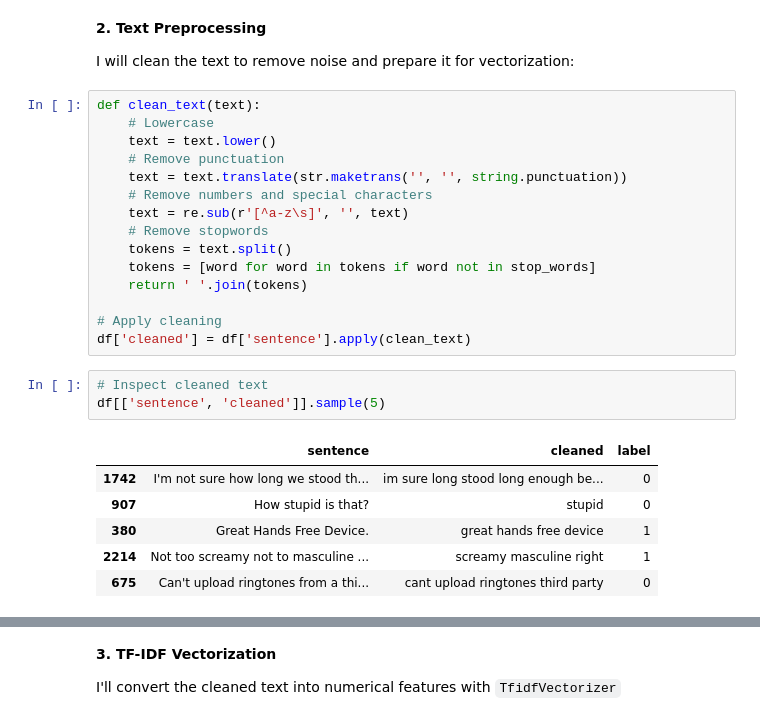
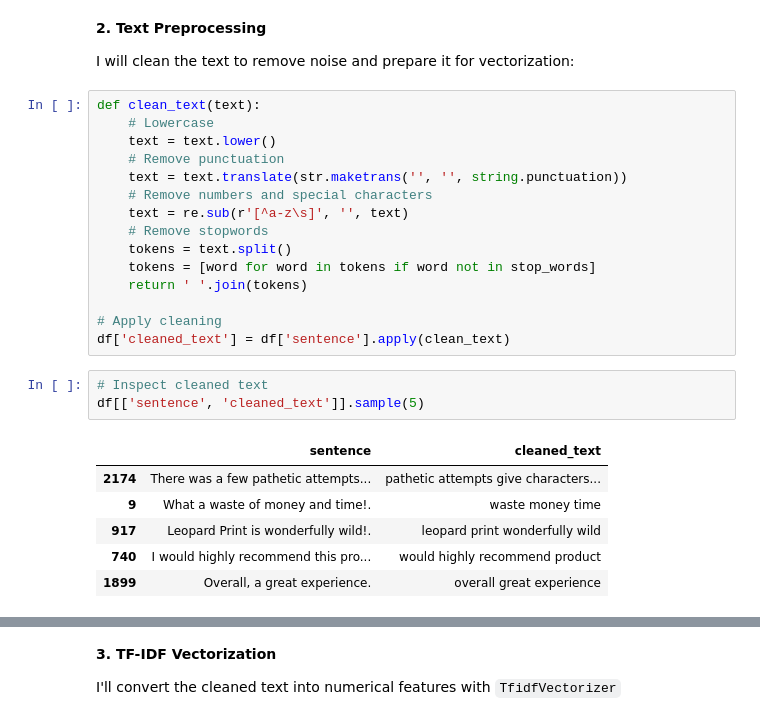
Before and after one commit to mandele1999/sentiment-classification, a Jupyter notebook: notebooks/01_eda_and_modeling.ipynb, the cells around one changed output, grey strips where cells are left out. Cells and saved outputs as stored; diff of their text form.

```diff
--- a/notebooks/01_eda_and_modeling.ipynb
+++ b/notebooks/01_eda_and_modeling.ipynb
@@ -104,17 +104,17 @@ def clean_text(text):
     return ' '.join(tokens)
 
 # Apply cleaning
-df['cleaned'] = df['sentence'].apply(clean_text)
+df['cleaned_text'] = df['sentence'].apply(clean_text)
 # %%
 # Inspect cleaned text
-df[['sentence', 'cleaned']].sample(5)
+df[['sentence', 'cleaned_text']].sample(5)
 # %% [output]
-|  | sentence | cleaned | label |
-| 1742 | I'm not sure how long we stood th... | im sure long stood long enough be... | 0 |
-| 907 | How stupid is that? | stupid | 0 |
-| 380 | Great Hands Free Device. | great hands free device | 1 |
-| 2214 | Not too screamy not to masculine ... | screamy masculine right | 1 |
-| 675 | Can't upload ringtones from a thi... | cant upload ringtones third party | 0 |
+|  | sentence | cleaned_text |
+| 2174 | There was a few pathetic attempts... | pathetic attempts give characters... |
+| 9 | What a waste of money and time!. | waste money time |
+| 917 | Leopard Print is wonderfully wild!. | leopard print wonderfully wild |
+| 740 | I would highly recommend this pro... | would highly recommend product |
+| 1899 | Overall, a great experience. | overall great experience |
 # %%
 df.sample()
 # %% [output]
```
Also changed, not shown: parts of 4 cells of this notebook.
